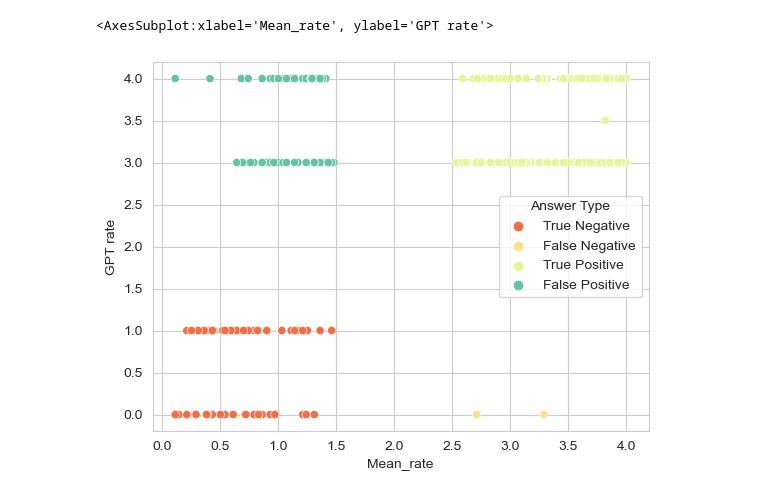
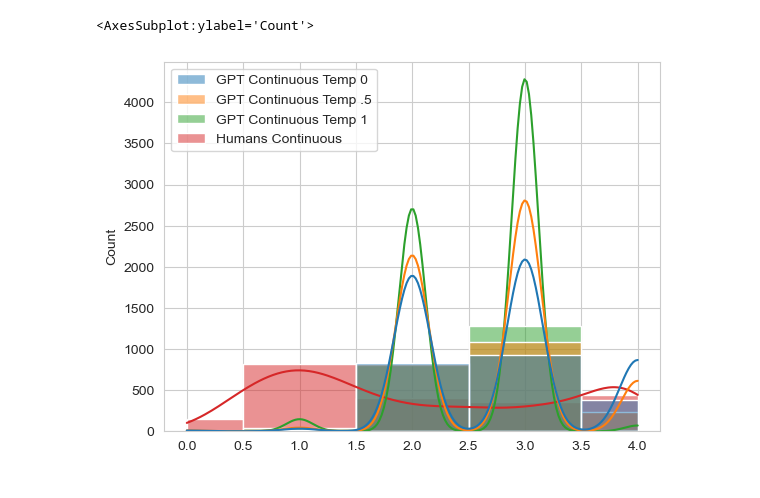
Before and after one commit to NickRiccardi/two-word-test, a Jupyter notebook: plots-test.ipynb, the cells around one changed output. Drawn from its saved outputs; the diff is of its cells as text; code cells hidden in the pictures.

```diff
--- a/plots-test.ipynb
+++ b/plots-test.ipynb
@@ -312,5 +53,5 @@ sn.histplot(data=remove_all_middle_scores['Answer Type'])
-# %%
-sn.scatterplot(data=remove_all_middle_scores, x='Mean_rate', y='GPT rate', hue='Answer Type', palette='Spectral')
-# %% [output]
-<AxesSubplot:xlabel='Mean_rate', ylabel='GPT rate'>
-[figure, removed]
+# %%
+sn.histplot(data=all_words_and_measures[['GPT Continuous Temp 0', 'GPT Continuous Temp .5', 'GPT Continuous Temp 1', 'Humans Continuous']], bins=[0,.5,1.5,2.5,3.5,4], kde=True)
+# %% [output]
+<AxesSubplot:ylabel='Count'>
+[figure, added]
```
Also changed, not shown: parts of 48 cells of this notebook, 5 other files.
